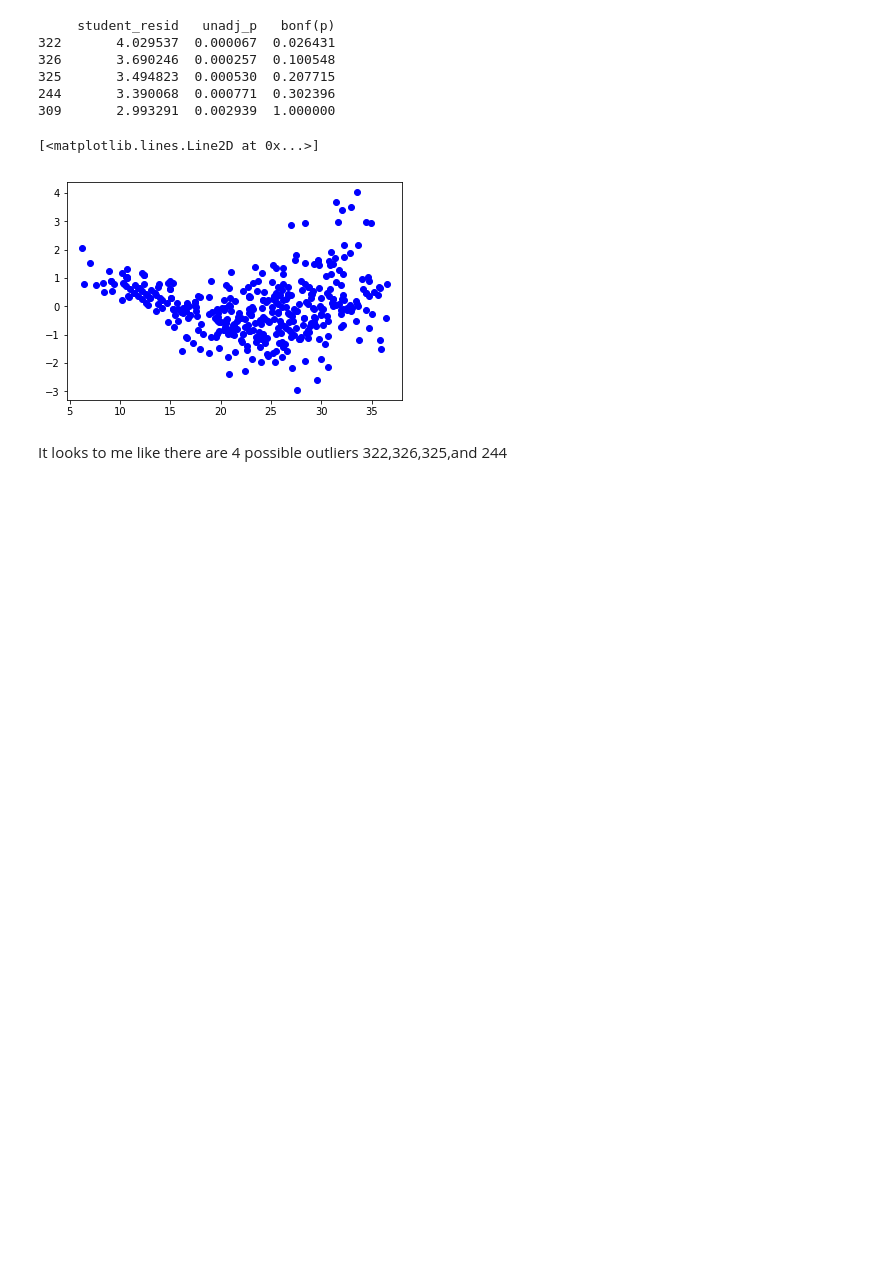
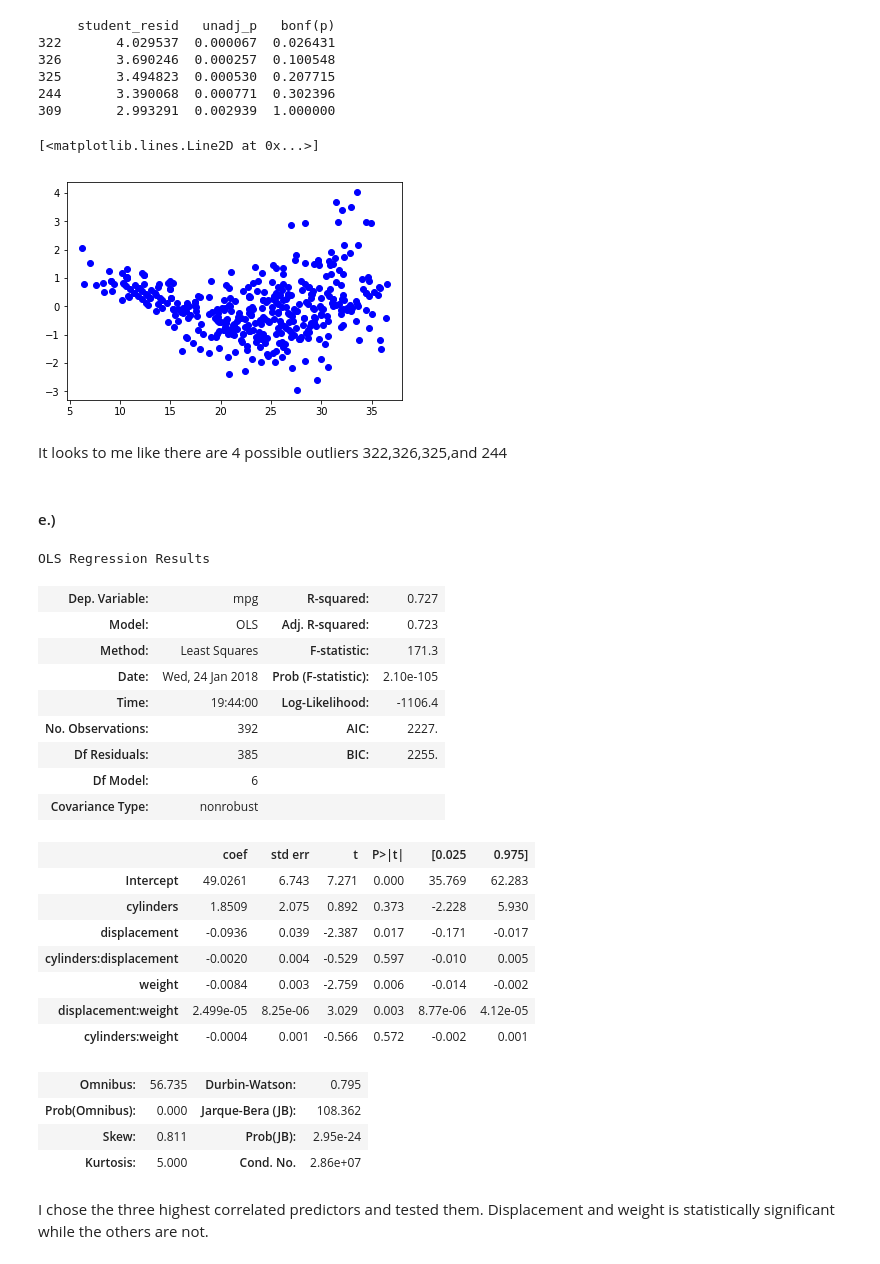
Before and after one commit to scottyla19/islr-exercises-python, a Jupyter notebook: CH 03 Excercises/CH 03 Exercises 1-9.ipynb, the cells around one changed output. Drawn from its saved outputs; the diff is of its cells as text; code cells hidden in the pictures; blank space fills up the shorter version.

```diff
--- a/CH 03 Excercises/CH 03 Exercises 1-9.ipynb
+++ b/CH 03 Excercises/CH 03 Exercises 1-9.ipynb
@@ -189,3 +189,34 @@ plt.plot(ypred, stud_resid, 'bo')
 [figure]
 # %% [markdown]
 It looks to me like there are 4 possible outliers 322,326,325,and 244
+# %% [markdown]
+#### e.)
+# %%
+results = smf.ols('mpg ~ cylinders * displacement + displacement*weight+ cylinders*weight', data=auto).fit()
+
+results.summary()
+# %% [output]
+OLS Regression Results
+| Dep. Variable: | mpg | R-squared: | 0.727 |
+| Model: | OLS | Adj. R-squared: | 0.723 |
+| Method: | Least Squares | F-statistic: | 171.3 |
+| Date: | Wed, 24 Jan 2018 | Prob (F-statistic): | 2.10e-105 |
+| Time: | 19:44:00 | Log-Likelihood: | -1106.4 |
+| No. Observations: | 392 | AIC: | 2227. |
+| Df Residuals: | 385 | BIC: | 2255. |
+| Df Model: | 6 |  |  |
+| Covariance Type: | nonrobust |  |  |
+|  | coef | std err | t | P>|t| | [0.025 | 0.975] |
+| Intercept | 49.0261 | 6.743 | 7.271 | 0.000 | 35.769 | 62.283 |
+| cylinders | 1.8509 | 2.075 | 0.892 | 0.373 | -2.228 | 5.930 |
+| displacement | -0.0936 | 0.039 | -2.387 | 0.017 | -0.171 | -0.017 |
+| cylinders:displacement | -0.0020 | 0.004 | -0.529 | 0.597 | -0.010 | 0.005 |
+| weight | -0.0084 | 0.003 | -2.759 | 0.006 | -0.014 | -0.002 |
+| displacement:weight | 2.499e-05 | 8.25e-06 | 3.029 | 0.003 | 8.77e-06 | 4.12e-05 |
+| cylinders:weight | -0.0004 | 0.001 | -0.566 | 0.572 | -0.002 | 0.001 |
+| Omnibus: | 56.735 | Durbin-Watson: | 0.795 |
+| Prob(Omnibus): | 0.000 | Jarque-Bera (JB): | 108.362 |
+| Skew: | 0.811 | Prob(JB): | 2.95e-24 |
+| Kurtosis: | 5.000 | Cond. No. | 2.86e+07 |
+# %% [markdown]
+I chose the three highest correlated predictors and tested them. Displacement and weight is statistically significant while the others are not.
```
Also changed, not shown: parts of 3 cells of this notebook, 1 other file.
